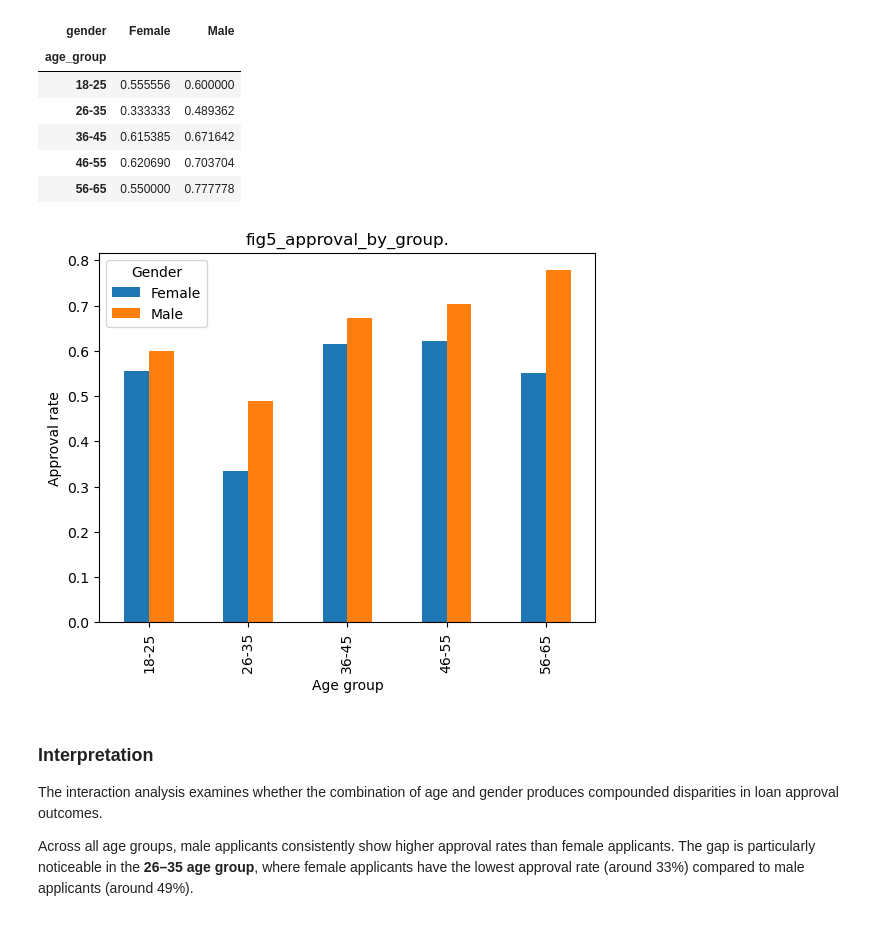
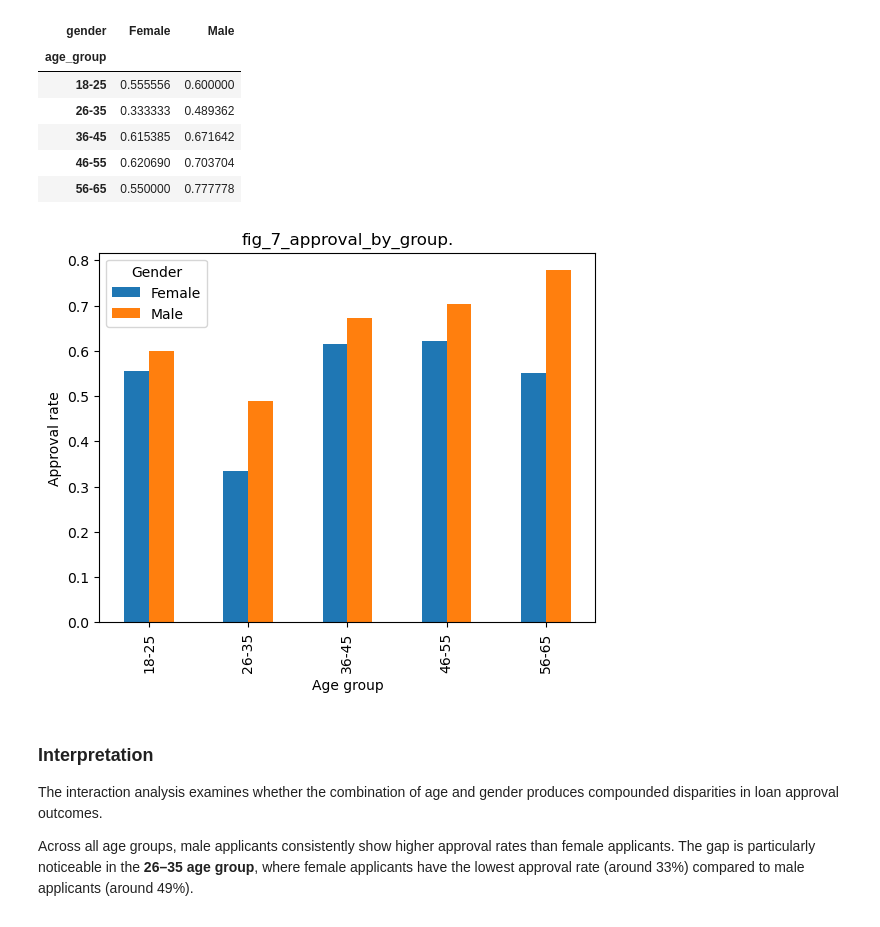
Before and after one commit to JonasKnosp/dego-project-team11-TXC, a Jupyter notebook: notebooks/02-bias-analysis.ipynb, the cells around one changed output. Cells and saved outputs as stored; diff of their text form; code cells hidden in the pictures.

Commit message:
Moving ordered pictures to correct folder

```diff
--- a/notebooks/02-bias-analysis.ipynb
+++ b/notebooks/02-bias-analysis.ipynb
@@ -316,23 +309,20 @@ age_gender_approval
 # %%
 import matplotlib.pyplot as plt
 import os
 
 age_gender_approval.plot(kind='bar')
 
 plt.ylabel("Approval rate")
-plt.title("fig5_approval_by_group.")
+plt.title("fig_7_approval_by_group.")
 plt.xlabel("Age group")
 plt.legend(title="Gender")
 
-# create figures folder if it doesn't exist
-os.makedirs("figures", exist_ok=True)
-
-# save figure
-plt.savefig("figures/loan_approval_rate_by_age_gender.png", dpi=150, bbox_inches="tight")
+os.makedirs("../figures", exist_ok=True)
+plt.savefig("../figures/fig_7_Approval_Rate_by_Age_and_Gender.png", dpi=150, bbox_inches="tight")
 
 plt.show()
 # %% [output]
-[figure, old version]
+[figure, new version]
 # %% [markdown]
 ### Interpretation
 
```
Also changed, not shown: parts of 6 cells of this notebook, 13 other files.
